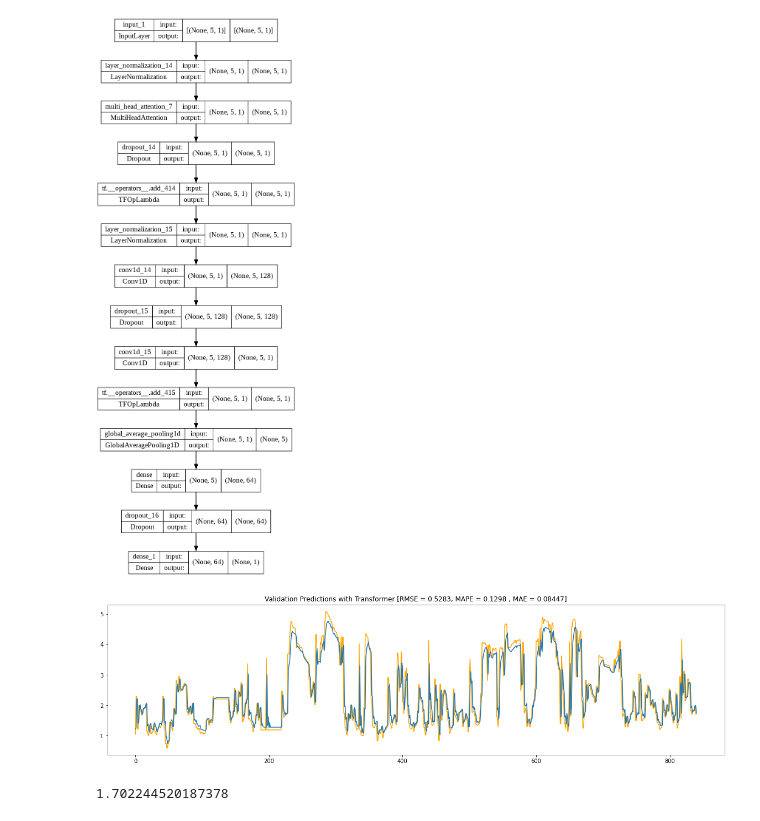
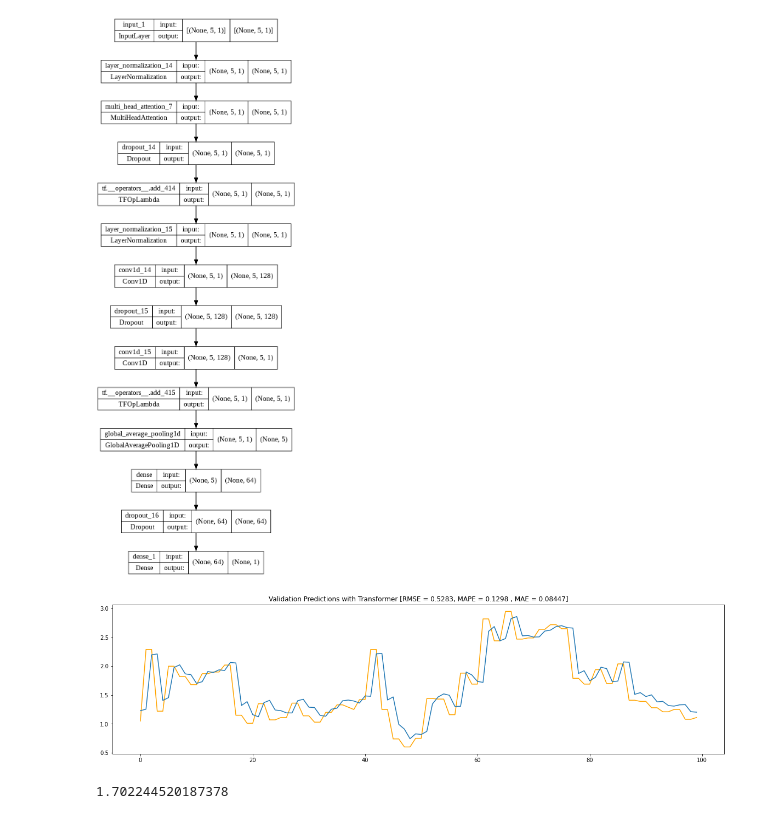
Before and after one commit to Malekkamoua/Quality-prediction-industry-4.0, a Jupyter notebook: 5_Forecasting | Transformer.ipynb, the cells around one changed output. Saved outputs shown, nothing was run; the diff lists cells and outputs as text; code cells hidden in the pictures.

```diff
--- a/5_Forecasting | Transformer.ipynb
+++ b/5_Forecasting | Transformer.ipynb
@@ -256,18 +256,20 @@ plot_model(best_model, to_file='model_plot.png', show_shapes=True, show_layer_na
 # %%
 y_pred_val = best_model.predict(np.asarray(X_val).astype('float32'))
 Inverse_y_val = y_val.reshape(-1,1)
 Inverse_y_val = scaler.inverse_transform(Inverse_y_val)
 Inverse_y_pred_val = scaler.inverse_transform(y_pred_val)
 
 mape, mae, rmse = forecast_accuracy(Inverse_y_pred_val, Inverse_y_val)
 
 fig, ax = plt.subplots(figsize=(20,5))
-plt.plot(Inverse_y_val, color='orange')
-plt.plot(Inverse_y_pred_val)
-plt.title("Validation Predictions with Transformer [RMSE = %.3f, MAPE = %.3f , MAE = %.3f]" % (rmse, mape, mae) )
+plt.plot(Inverse_y_val[0:100], color='orange')
+plt.plot(Inverse_y_pred_val[0:100])
+
+
+plt.title("Validation Predictions with Transformer [RMSE = 0.5283, MAPE = 0.1298 , MAE = 0.08447]"  )
 plt.show()
 # %% [output]
-[figure, old version]
+[figure, new version]
 # %%
 Inverse_y_pred_val[10].tolist()[0]
 # %% [output]
```
